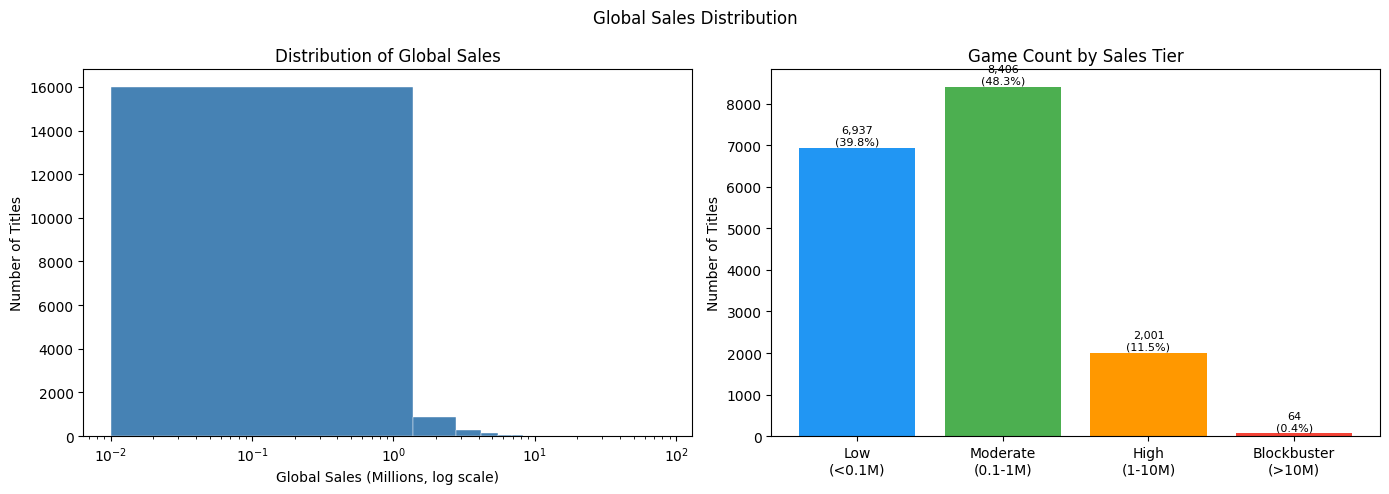
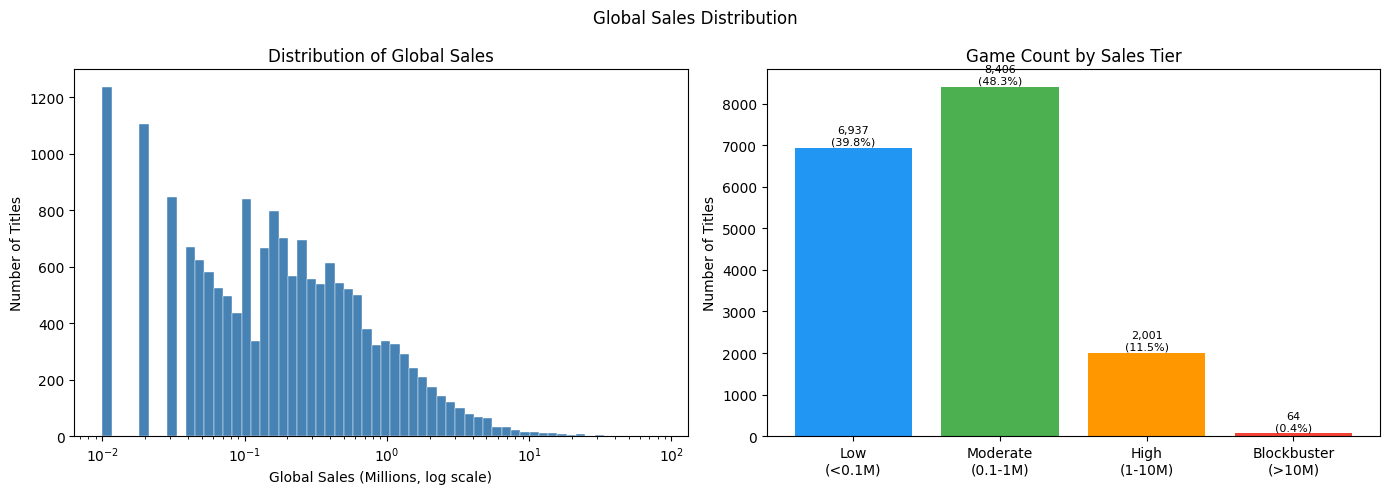
Code edit (unified diff) that turned the first committed figure into the second:
--- before
+++ after
@@ -1,5 +1,6 @@
 fig, axes = plt.subplots(1, 2, figsize=(14, 5))
 
-axes[0].hist(df_clean['global_sales'], bins=60, color='steelblue', edgecolor='white', linewidth=0.3)
+_log_bins = np.logspace(np.log10(df_clean['global_sales'].min()), np.log10(df_clean['global_sales'].max()), 61)
+axes[0].hist(df_clean['global_sales'], bins=_log_bins, color='steelblue', edgecolor='white', linewidth=0.3)
 axes[0].set_xscale('log')
 axes[0].set_xlabel('Global Sales (Millions, log scale)')

Commit: Reviewer fixes: log-scale bins, insights label, Grinsztajn title, README consistency